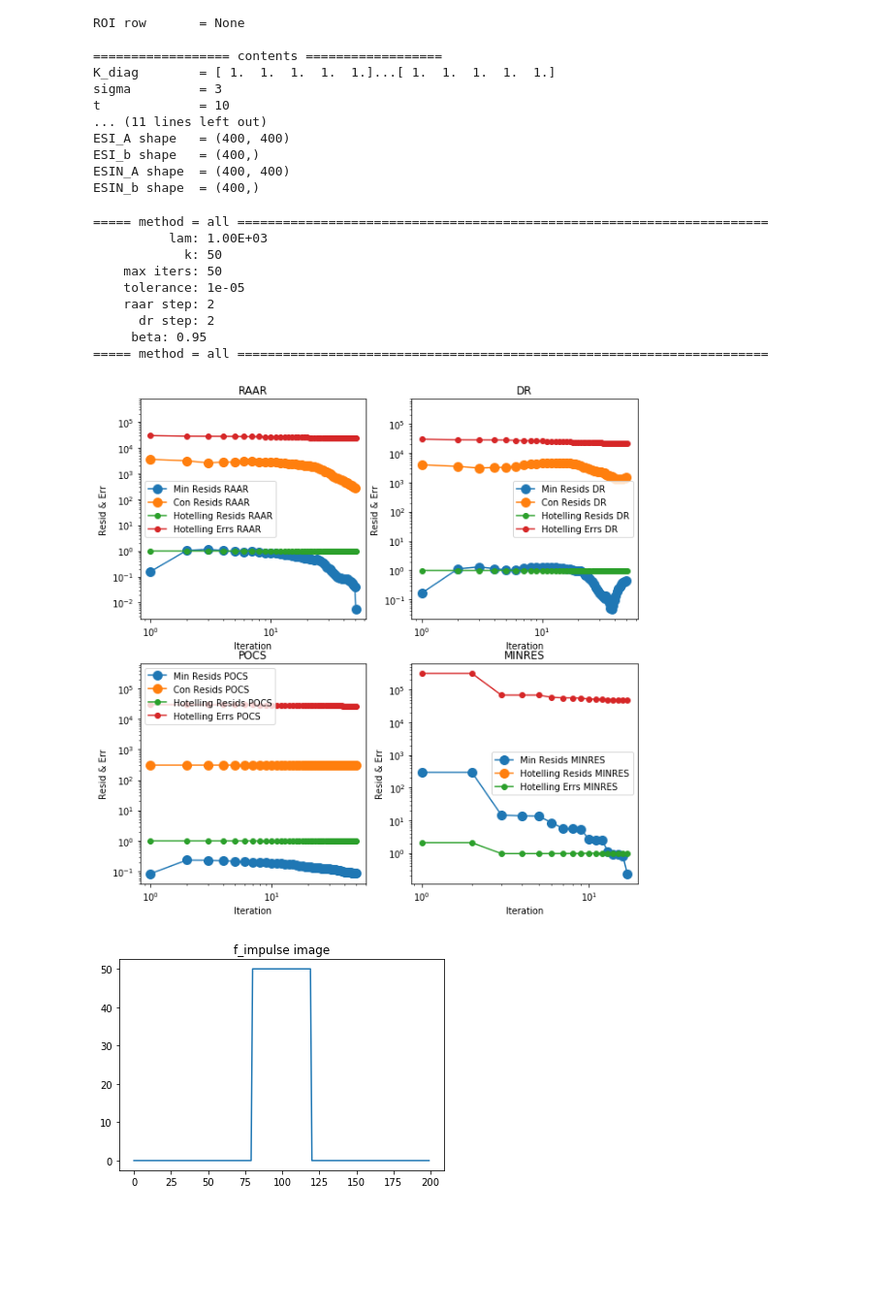
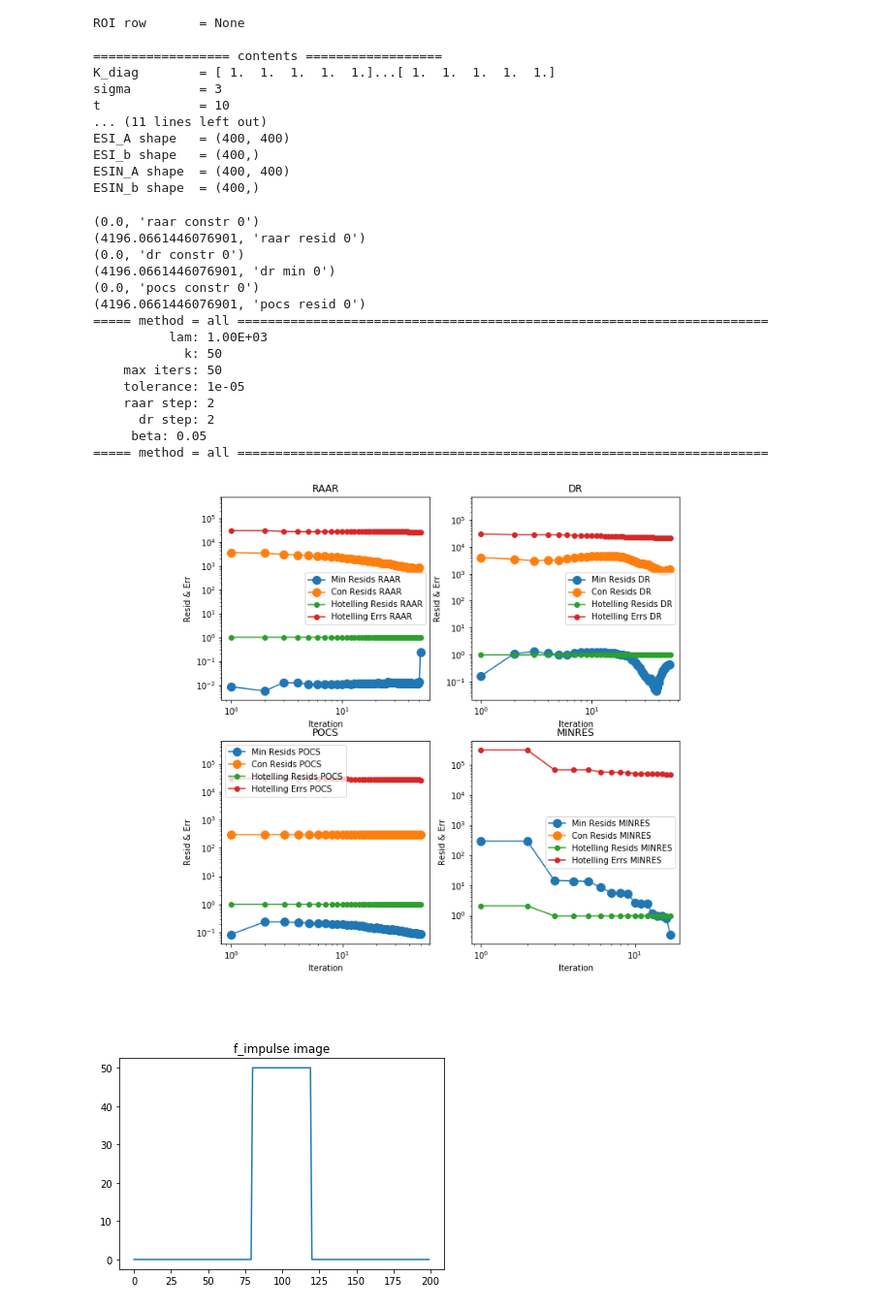
Before and after one commit to zimmerman-cole/ill-condition, a Jupyter notebook: code/pres/intermediate/projection_alg_testing.ipynb, the cells around one changed output. Shown at 97% size. Drawn from its saved outputs; the diff is of its cells as text; code cells hidden in the pictures; blank space fills up the shorter version.

Commit message:
cleaning formatting on proj alg nb 1d blur

```diff
--- a/code/pres/intermediate/projection_alg_testing.ipynb
+++ b/code/pres/intermediate/projection_alg_testing.ipynb
@@ -50,21 +50,27 @@ ESIN_b shape  = (400,)
 # %%
 ## examples: solve problem - - - - - - - - - - - - - - - - -
 # projection.test_proj_alg(prob=p, method='pocs')
 # projection.test_proj_alg(prob=p, method='dr', sl=1.25)
 # projection.test_proj_alg(prob=p, method='raar')
 # projection.test_proj_alg(prob=p, method='minres')
-m_r, c_r, h_r, h_e = projection.test_proj_alg(prob=p, method='all',max_iter=50, beta=0.95)
+m_r, c_r, h_r, h_e = projection.test_proj_alg(prob=p, method='all',max_iter=50, beta=0.05)
 # %% [output]
+(0.0, 'raar constr 0')
+(4196.0661446076901, 'raar resid 0')
+(0.0, 'dr constr 0')
+(4196.0661446076901, 'dr min 0')
+(0.0, 'pocs constr 0')
+(4196.0661446076901, 'pocs resid 0')
 ===== method = all ======================================================================
           lam: 1.00E+03
             k: 50
     max iters: 50
     tolerance: 1e-05
     raar step: 2
       dr step: 2
-     beta: 0.95
+     beta: 0.05
 ===== method = all ======================================================================
-[figure, old version]
+[figure, new version]
 # %%
 # set blur parameters
 sigma  = 3
```
Also changed, not shown: parts of 2 cells of this notebook, 1 other file.
